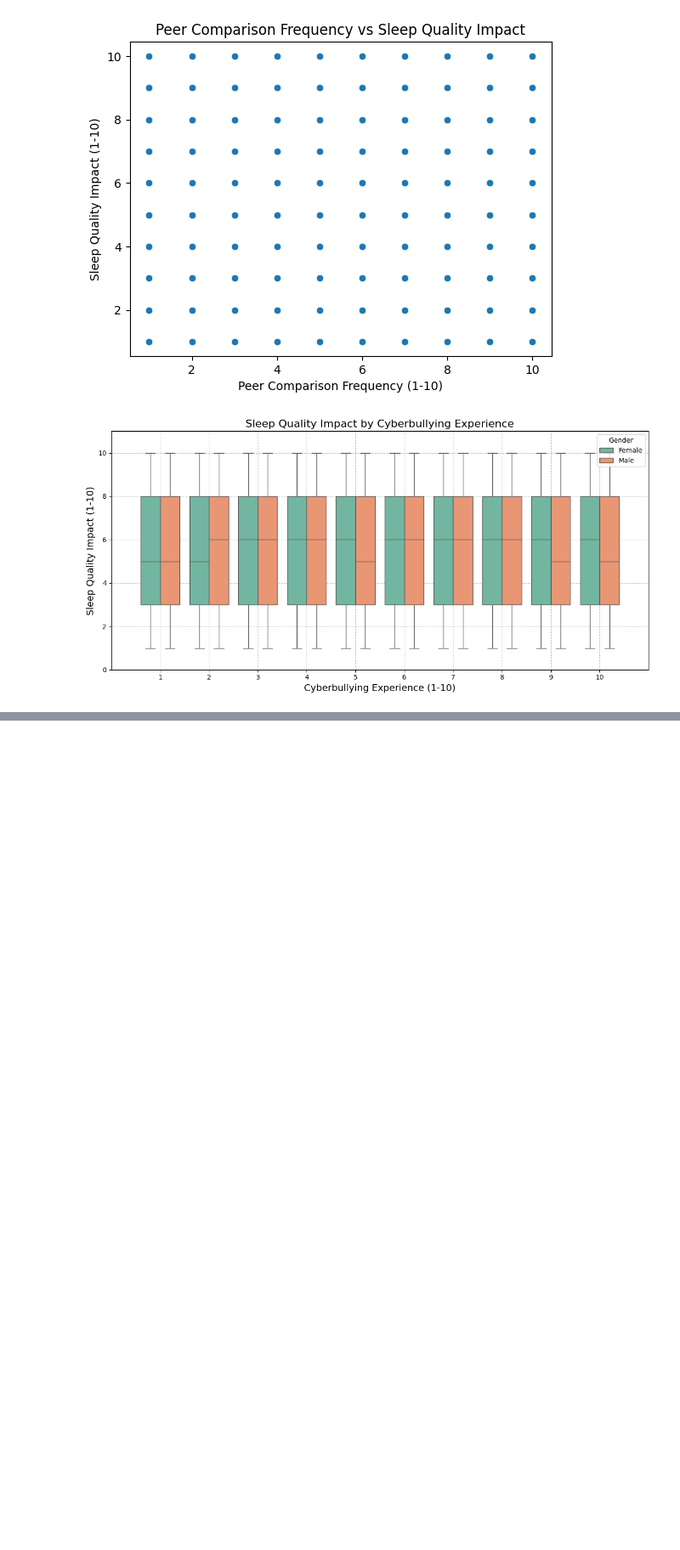
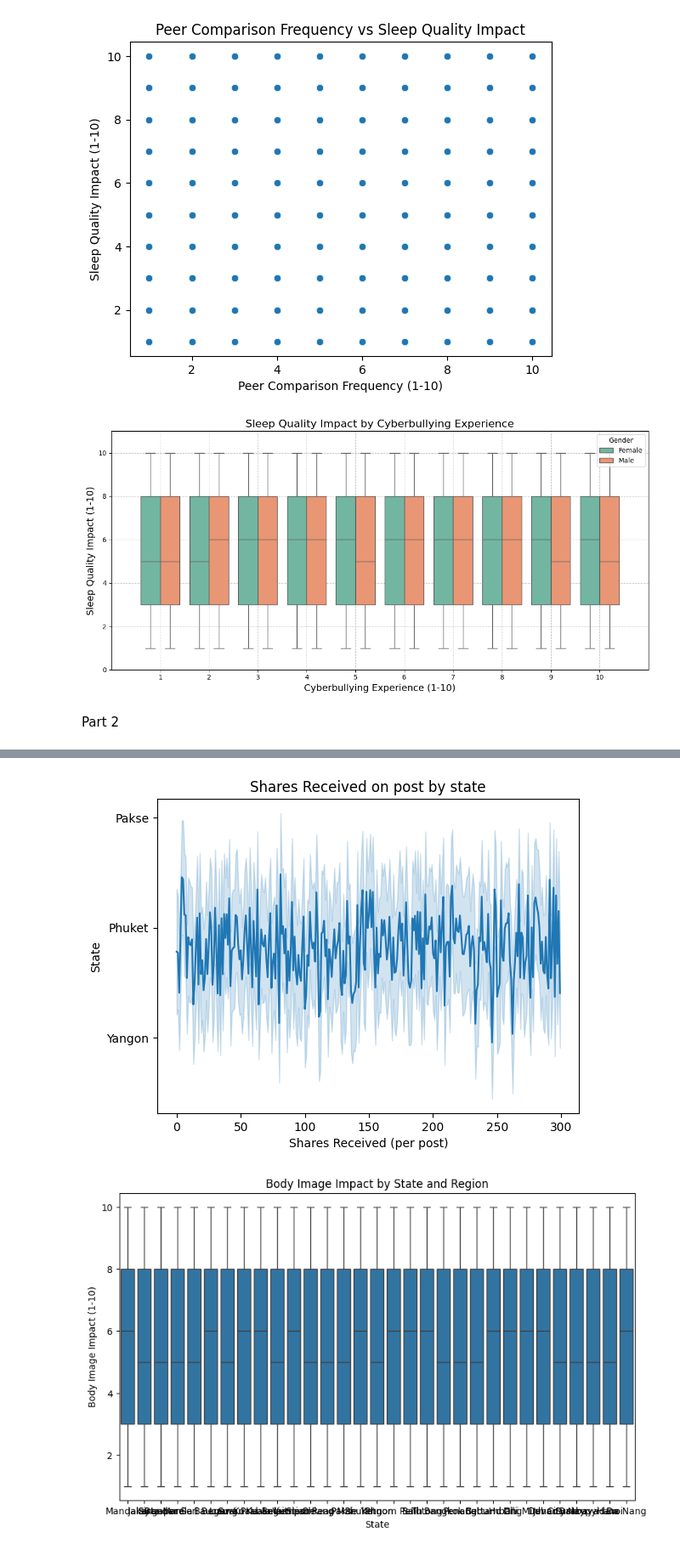
Before and after one commit to PavloVovk2002/Social-Media-Health-Impact, a Jupyter notebook: notebooks/exploration.ipynb, the cells around one changed output, grey strips where cells are left out. Shown at 85% size. Cells and saved outputs as stored; diff of their text form; code cells hidden in the pictures; blank space fills up the shorter version.

```diff
--- a/notebooks/exploration.ipynb
+++ b/notebooks/exploration.ipynb
@@ -253,3 +253,71 @@ plt.tight_layout()
 # %% [output]
 [figure]
 [figure]
+# %% [markdown]
+Part 2
+# %%
+#1  What are the statistics for the data?
+statistics_summary = data_df.describe()
+print(statistics_summary)
+
+#2  What is the most used social media platform?
+most_used_social_media_platform = data_df['Most Used SM Platform'].describe()
+print('Most Commonly Used Social Media Platform:')
+print(most_used_social_media_platform)
+
+#3  How does the average number of shares per post differ across states?
+sns.lineplot(x='Shares Received (per post)', y='State', data=data_df)
+plt.title('Shares Received on post by state')
+
+#4 What age group experience peer comparison the most?
+plt.figure(figsize=(10, 6))
+sns.boxplot(x='State', y='Body Image Impact (1-10)', data=data_df)
+plt.title('Body Image Impact by State and Region')
+plt.xlabel('State')
+plt.ylabel('Body Image Impact (1-10)')
+
+#5  How often does a person with a certain socioeconomic status use social media?
+plt.figure(figsize=(10, 6))
+sns.boxplot(x='State', y='Sleep Quality Impact (1-10)', data=data_df)
+plt.title('State-wise Distribution of Sleep Quality Impact')
+plt.xlabel('State')
+
+#6  How do education levels within different states affect social media usage patterns?
+plt.figure(figsize=(10, 6))
+sns.boxplot(x='Country', y='Daily SM Usage (hrs)', data=data_df)
+plt.title('Social Media Addiction Rates by Country')
+plt.xlabel('Country')
+plt.ylabel('Daily Social Media Usage (hrs)')
+
+#7  How does body image impact scores differ by state and region?
+plt.figure(figsize=(10, 6))
+sns.violinplot(x='Urban/Rural', y='Daily SM Usage (hrs)', data=data_df)
+plt.title('Social Media Usage by Urban vs. Rural Areas')
+plt.xlabel('Urban/Rural')
+plt.ylabel('Daily Social Media Usage (hrs)')
+
+#8  What is the state-wise distribution of sleep quality impact from social media use?
+plt.figure(figsize=(10, 6))
+sns.heatmap(data_df[['Self Confidence Impact (1-10)', 'Anxiety Levels (1-10)']].corr(), annot=True, cmap='coolwarm')
+plt.title('Correlation between Self-Confidence Impact and Anxiety Level')
+
+#9  Are there significant differences in social media addiction rates across different countries?
+plt.figure(figsize=(10, 6))
+sns.scatterplot(x='Self Confidence Impact (1-10)', y='Sleep Quality Impact (1-10)', data=data_df)
+plt.title('Self-Confidence Impact vs Sleep Quality')
+plt.xlabel('Self Confidence Impact (1-10)')
+plt.ylabel('Sleep Quality Impact (1-10)')
+
+#10 How does the frequency of social media use vary across people living in urban and rural areas?
+plt.figure(figsize=(10, 6))
+sns.countplot(x='State', hue='Frequency of SM Use', data=data_df)
+plt.title('Proportions of Daily vs Monthly Social Media Users by State')
+plt.xlabel('State')
+plt.ylabel('Count')
+plt.legend(title='Frequency of SM Use')
+
+plt.xlabel('State')
+plt.ylabel('Average Physical Health Impact Score')
+plt.xticks(rotation=45)
+plt.tight_layout()
+# %% [output]
@@ -255,0 +341,2 @@ plt.tight_layout()
+[figure, added]
+[figure, added]
```
Also changed, not shown: parts of 3 cells of this notebook.
